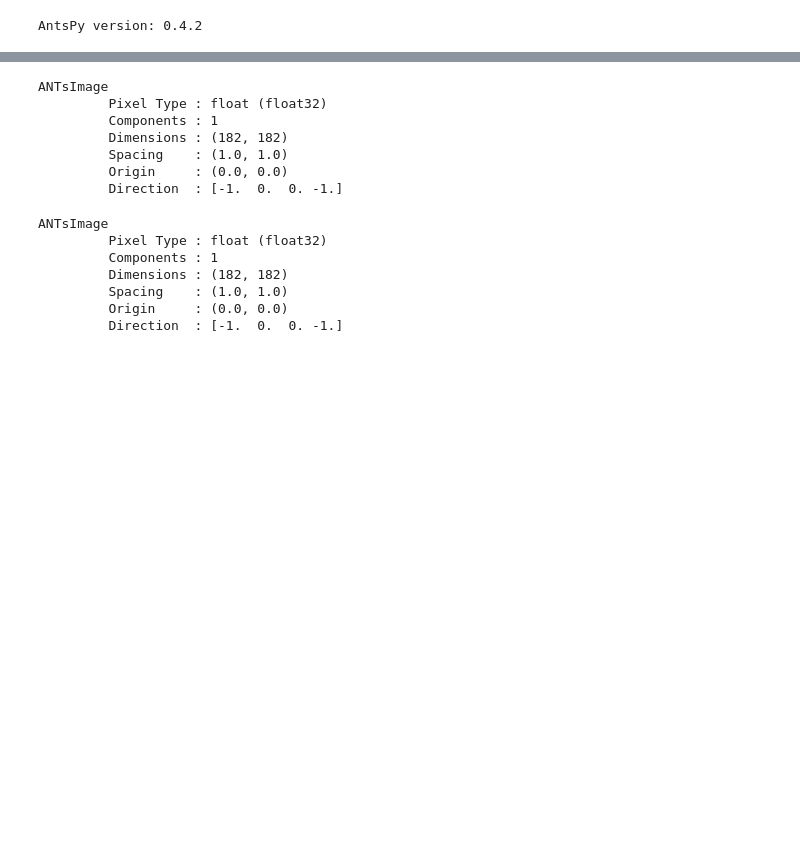
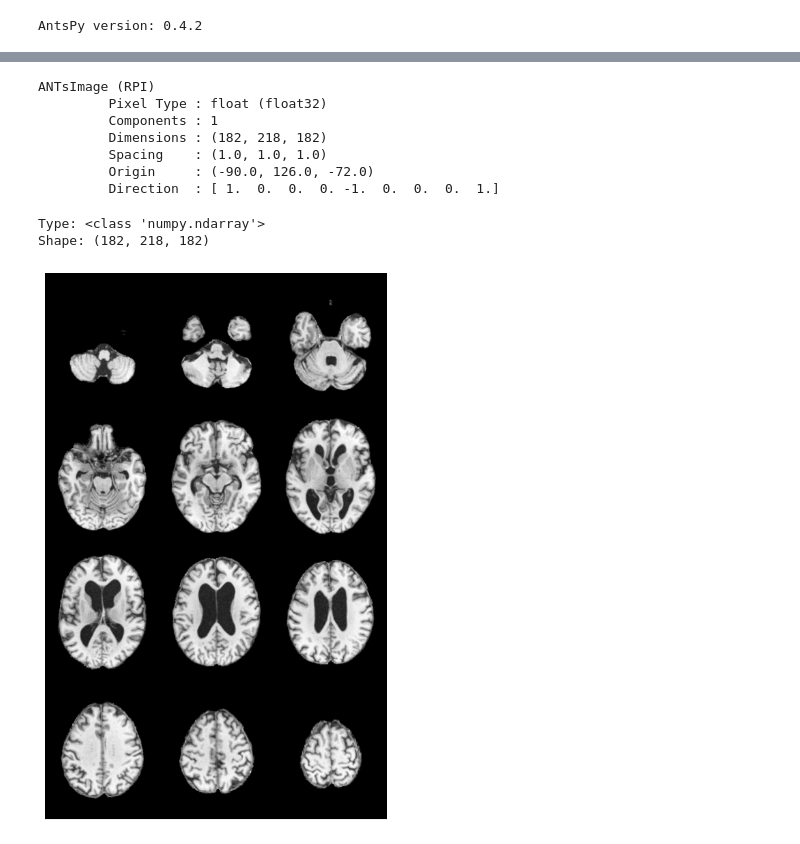
Before and after one commit to derick-amontagna/DAMS, a Jupyter notebook: test_load_image.ipynb, the cells around one changed output, grey strips where cells are left out. Cells and saved outputs as stored; diff of their text form; code cells hidden in the pictures; blank space fills up the shorter version.

```diff
--- a/test_load_image.ipynb
+++ b/test_load_image.ipynb
@@ -21,0 +118,15 @@ raw_img_ants_2 = ants.image_read(raw_img_path_2)
+# %%
+BASE_DIR = os.path.dirname(os.path.abspath("__file__"))
+raw_img_path_model = os.path.join(
+    BASE_DIR, "data", "preprocess", "ADNI1_T1_All_MRI", "3_step_registration", "I7024.nii.gz"
+)
+
+template = os.path.join(
+    BASE_DIR, "Preprocessing", "Template", "MNI152_T1_1mm_Brain.nii"
+)
+
+raw_img_path_model = ants.image_read(raw_img_path_model, reorient="ASR")
+template = ants.image_read(template)
+
+
+print(raw_img_path_model)
@@ -22,20 +141,22 @@ raw_img_ants_2 = ants.image_read(raw_img_path_2)
 # %%
-print(raw_img_ants_1)
+print(template)
 # %% [output]
-ANTsImage
+ANTsImage (RPI)
          Pixel Type : float (float32)
          Components : 1
-         Dimensions : (182, 182)
-         Spacing    : (1.0, 1.0)
-         Origin     : (0.0, 0.0)
-         Direction  : [-1.  0.  0. -1.]
+         Dimensions : (182, 218, 182)
+         Spacing    : (1.0, 1.0, 1.0)
+         Origin     : (-90.0, 126.0, -72.0)
+         Direction  : [ 1.  0.  0.  0. -1.  0.  0.  0.  1.]
-# %%
-print(raw_img_ants_2)
-# %% [output]
-ANTsImage
-         Pixel Type : float (float32)
-         Components : 1
-         Dimensions : (182, 182)
-         Spacing    : (1.0, 1.0)
-         Origin     : (0.0, 0.0)
-         Direction  : [-1.  0.  0. -1.]
+# %%
+template_arr = template.numpy()
+
+print(f"Type: {type(template_arr)}")
+print(f"Shape: {template_arr.shape}")
+# %% [output]
+Type: <class 'numpy.ndarray'>
+Shape: (182, 218, 182)
+# %%
+ants.plot(raw_img_path_model, figsize=2, axis=2)
+# %% [output]
+[figure, added]
```
Also changed, not shown: parts of 25 cells of this notebook, 6 other files.
